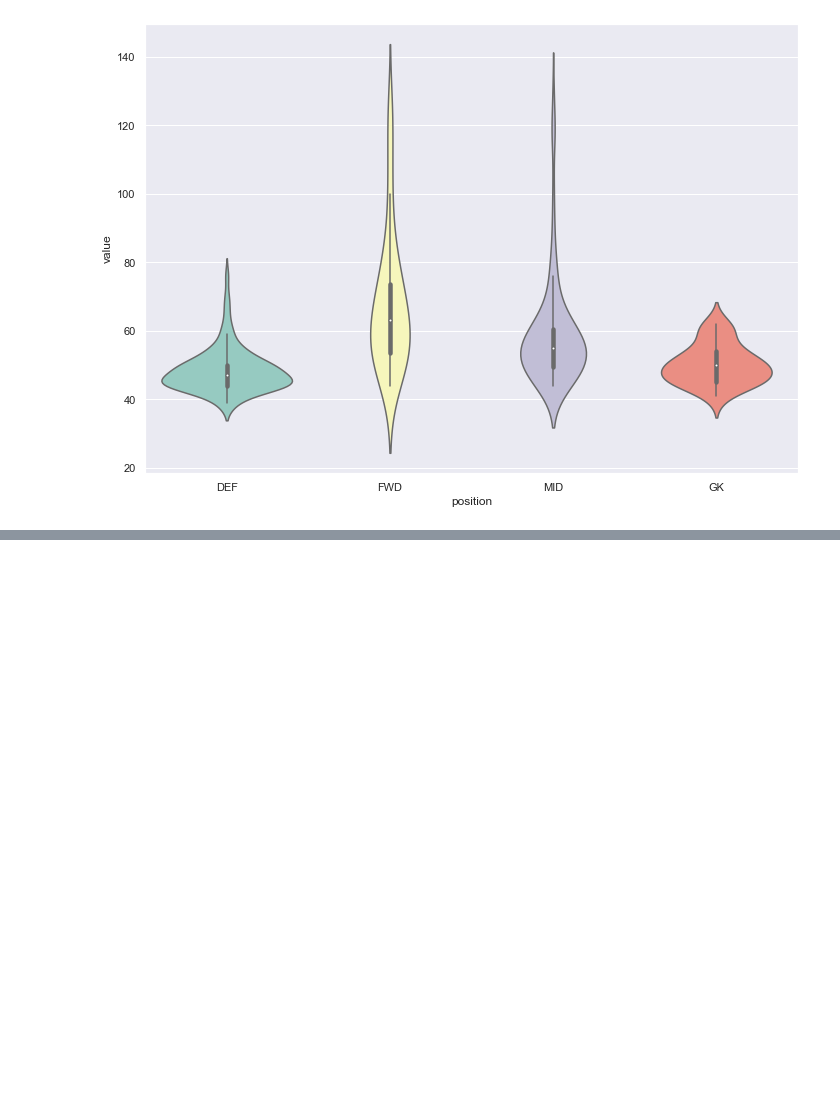
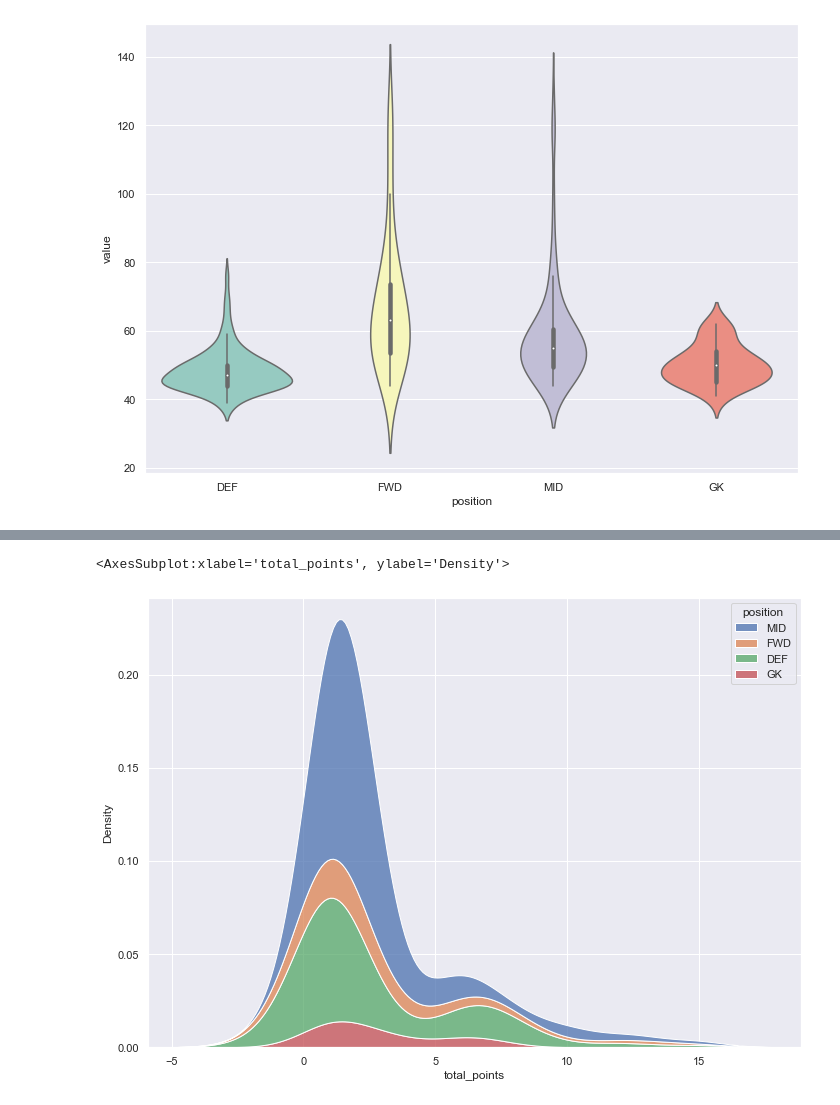
Before and after one commit to WayneQwele/FPLmodel, a Jupyter notebook: graphs.ipynb, the cells around one changed output, grey strips where cells are left out. Cells and saved outputs as stored; diff of their text form; code cells hidden in the pictures; blank space fills up the shorter version.

```diff
--- a/graphs.ipynb
+++ b/graphs.ipynb
@@ -487,0 +522,5 @@ sns.violinplot( x="position"
+# %%
+sns.kdeplot(data=newgame_df.query("minutes > 0"), x="total_points", hue='position',multiple='stack')
+# %% [output]
+<AxesSubplot:xlabel='total_points', ylabel='Density'>
+[figure, added]
```
Also changed, not shown: parts of 5 cells of this notebook, 1 other file.
